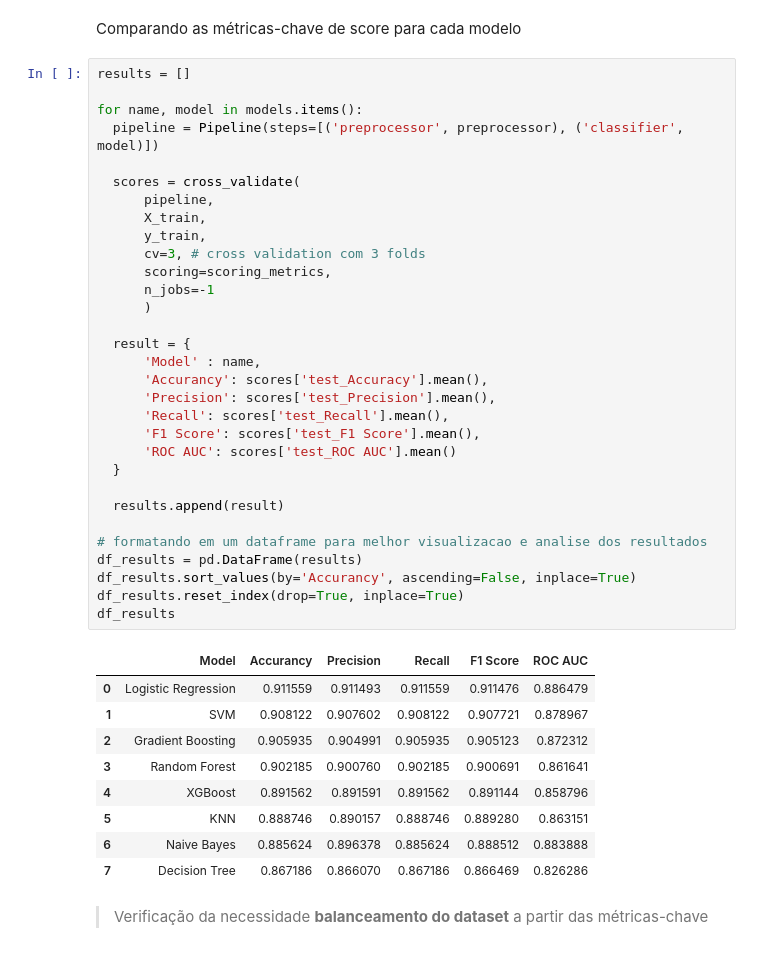
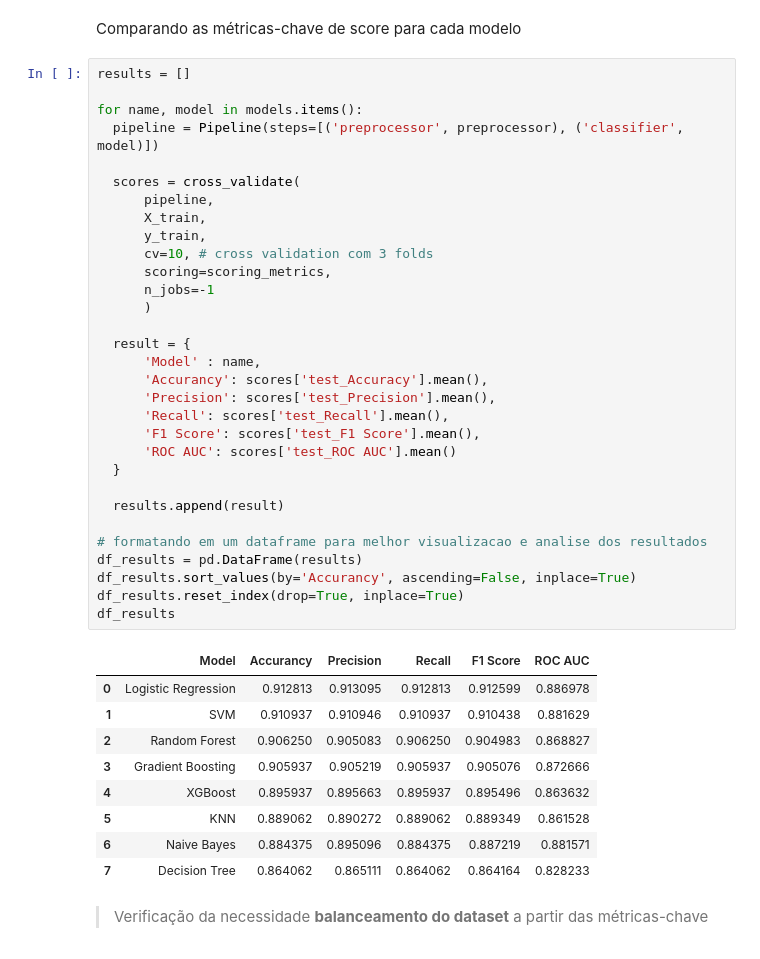
Before and after one commit to juliafarah/MVP_Machine_Learning, a Jupyter notebook: MVP_Machine_Learning.ipynb, the cells around one changed output. Cells and saved outputs as stored; diff of their text form.

```diff
--- a/MVP_Machine_Learning.ipynb
+++ b/MVP_Machine_Learning.ipynb
@@ -402,42 +402,42 @@ results = []
 
 for name, model in models.items():
   pipeline = Pipeline(steps=[('preprocessor', preprocessor), ('classifier', model)])
 
   scores = cross_validate(
       pipeline,
       X_train,
       y_train,
-      cv=3, # cross validation com 3 folds
+      cv=10, # cross validation com 3 folds
       scoring=scoring_metrics,
       n_jobs=-1
       )
 
   result = {
       'Model' : name,
       'Accurancy': scores['test_Accuracy'].mean(),
       'Precision': scores['test_Precision'].mean(),
       'Recall': scores['test_Recall'].mean(),
       'F1 Score': scores['test_F1 Score'].mean(),
       'ROC AUC': scores['test_ROC AUC'].mean()
   }
 
   results.append(result)
 
 # formatando em um dataframe para melhor visualizacao e analise dos resultados
 df_results = pd.DataFrame(results)
 df_results.sort_values(by='Accurancy', ascending=False, inplace=True)
 df_results.reset_index(drop=True, inplace=True)
 df_results
 # %% [output]
 |  | Model | Accurancy | Precision | Recall | F1 Score | ROC AUC |
-| 0 | Logistic Regression | 0.911559 | 0.911493 | 0.911559 | 0.911476 | 0.886479 |
-| 1 | SVM | 0.908122 | 0.907602 | 0.908122 | 0.907721 | 0.878967 |
-| 2 | Gradient Boosting | 0.905935 | 0.904991 | 0.905935 | 0.905123 | 0.872312 |
-| 3 | Random Forest | 0.902185 | 0.900760 | 0.902185 | 0.900691 | 0.861641 |
-| 4 | XGBoost | 0.891562 | 0.891591 | 0.891562 | 0.891144 | 0.858796 |
-| 5 | KNN | 0.888746 | 0.890157 | 0.888746 | 0.889280 | 0.863151 |
-| 6 | Naive Bayes | 0.885624 | 0.896378 | 0.885624 | 0.888512 | 0.883888 |
-| 7 | Decision Tree | 0.867186 | 0.866070 | 0.867186 | 0.866469 | 0.826286 |
+| 0 | Logistic Regression | 0.912813 | 0.913095 | 0.912813 | 0.912599 | 0.886978 |
+| 1 | SVM | 0.910937 | 0.910946 | 0.910937 | 0.910438 | 0.881629 |
+| 2 | Random Forest | 0.906250 | 0.905083 | 0.906250 | 0.904983 | 0.868827 |
+| 3 | Gradient Boosting | 0.905937 | 0.905219 | 0.905937 | 0.905076 | 0.872666 |
+| 4 | XGBoost | 0.895937 | 0.895663 | 0.895937 | 0.895496 | 0.863632 |
+| 5 | KNN | 0.889062 | 0.890272 | 0.889062 | 0.889349 | 0.861528 |
+| 6 | Naive Bayes | 0.884375 | 0.895096 | 0.884375 | 0.887219 | 0.881571 |
+| 7 | Decision Tree | 0.864062 | 0.865111 | 0.864062 | 0.864164 | 0.828233 |
 # %% [markdown]
 > Verificação da necessidade **balanceamento do dataset** a partir das métricas-chave
 # %%
```
